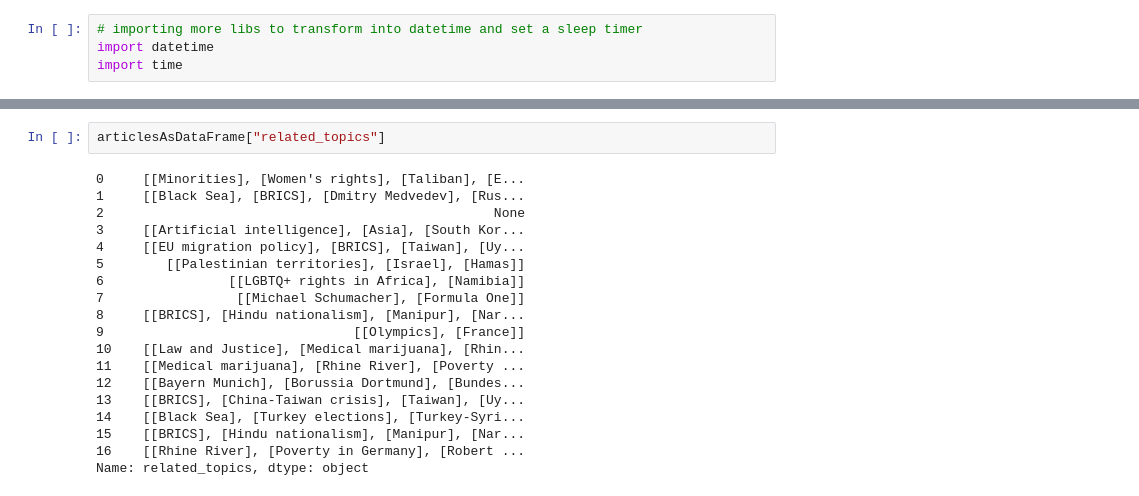
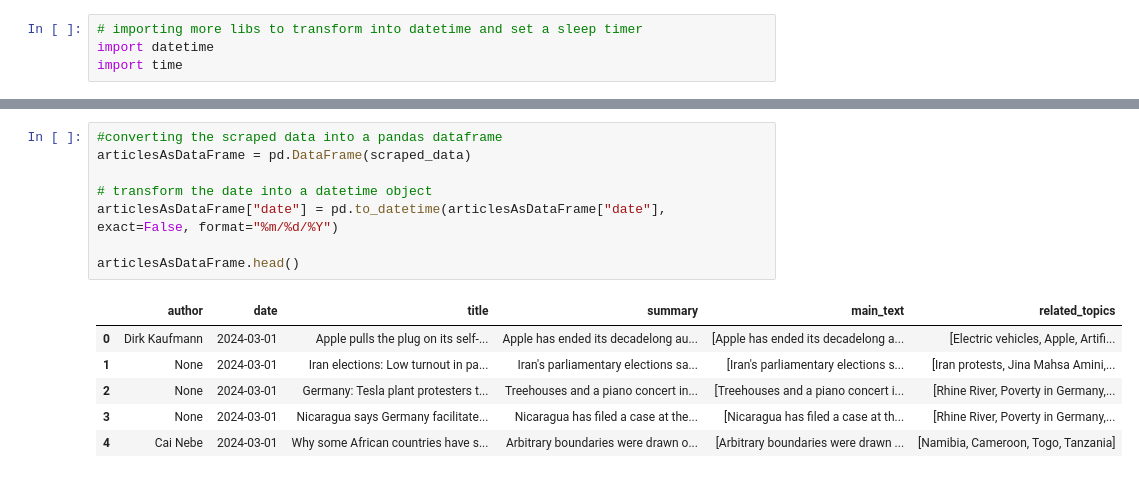
Before and after one commit to MartinDieCooleSocke420/sem2_social_media_analytics, a Jupyter notebook: weekly/01_problemset/experiment.ipynb, the cells around one changed output, grey strips where cells are left out. Cells and saved outputs as stored; diff of their text form.

```diff
--- a/weekly/01_problemset/experiment.ipynb
+++ b/weekly/01_problemset/experiment.ipynb
@@ -329,21 +206,15 @@ Name: related_topics, Length: 360, dtype: object
-# %%
-articlesAsDataFrame["related_topics"]
-# %% [output]
-0     [[Minorities], [Women's rights], [Taliban], [E...
-1     [[Black Sea], [BRICS], [Dmitry Medvedev], [Rus...
-2                                                  None
-3     [[Artificial intelligence], [Asia], [South Kor...
-4     [[EU migration policy], [BRICS], [Taiwan], [Uy...
-5        [[Palestinian territories], [Israel], [Hamas]]
-6                [[LGBTQ+ rights in Africa], [Namibia]]
-7                 [[Michael Schumacher], [Formula One]]
-8     [[BRICS], [Hindu nationalism], [Manipur], [Nar...
-9                                [[Olympics], [France]]
-10    [[Law and Justice], [Medical marijuana], [Rhin...
-11    [[Medical marijuana], [Rhine River], [Poverty ...
-12    [[Bayern Munich], [Borussia Dortmund], [Bundes...
-13    [[BRICS], [China-Taiwan crisis], [Taiwan], [Uy...
-14    [[Black Sea], [Turkey elections], [Turkey-Syri...
-15    [[BRICS], [Hindu nationalism], [Manipur], [Nar...
-16    [[Rhine River], [Poverty in Germany], [Robert ...
-Name: related_topics, dtype: object
+# %%
+#converting the scraped data into a pandas dataframe
+articlesAsDataFrame = pd.DataFrame(scraped_data)
+
+# transform the date into a datetime object
+articlesAsDataFrame["date"] = pd.to_datetime(articlesAsDataFrame["date"], exact=False, format="%m/%d/%Y")
+
+articlesAsDataFrame.head()
+# %% [output]
+|  | author | date | title | summary | main_text | related_topics |
+| 0 | Dirk Kaufmann | 2024-03-01 | Apple pulls the plug on its self-... | Apple has ended its decadelong au... | [Apple has ended its decadelong a... | [Electric vehicles, Apple, Artifi... |
+| 1 | None | 2024-03-01 | Iran elections: Low turnout in pa... | Iran's parliamentary elections sa... | [Iran's parliamentary elections s... | [Iran protests, Jina Mahsa Amini,... |
+| 2 | None | 2024-03-01 | Germany: Tesla plant protesters t... | Treehouses and a piano concert in... | [Treehouses and a piano concert i... | [Rhine River, Poverty in Germany,... |
+| 3 | None | 2024-03-01 | Nicaragua says Germany facilitate... | Nicaragua has filed a case at the... | [Nicaragua has filed a case at th... | [Rhine River, Poverty in Germany,... |
+| 4 | Cai Nebe | 2024-03-01 | Why some African countries have s... | Arbitrary boundaries were drawn o... | [Arbitrary boundaries were drawn ... | [Namibia, Cameroon, Togo, Tanzania] |
```
Also changed, not shown: parts of 11 cells of this notebook.
